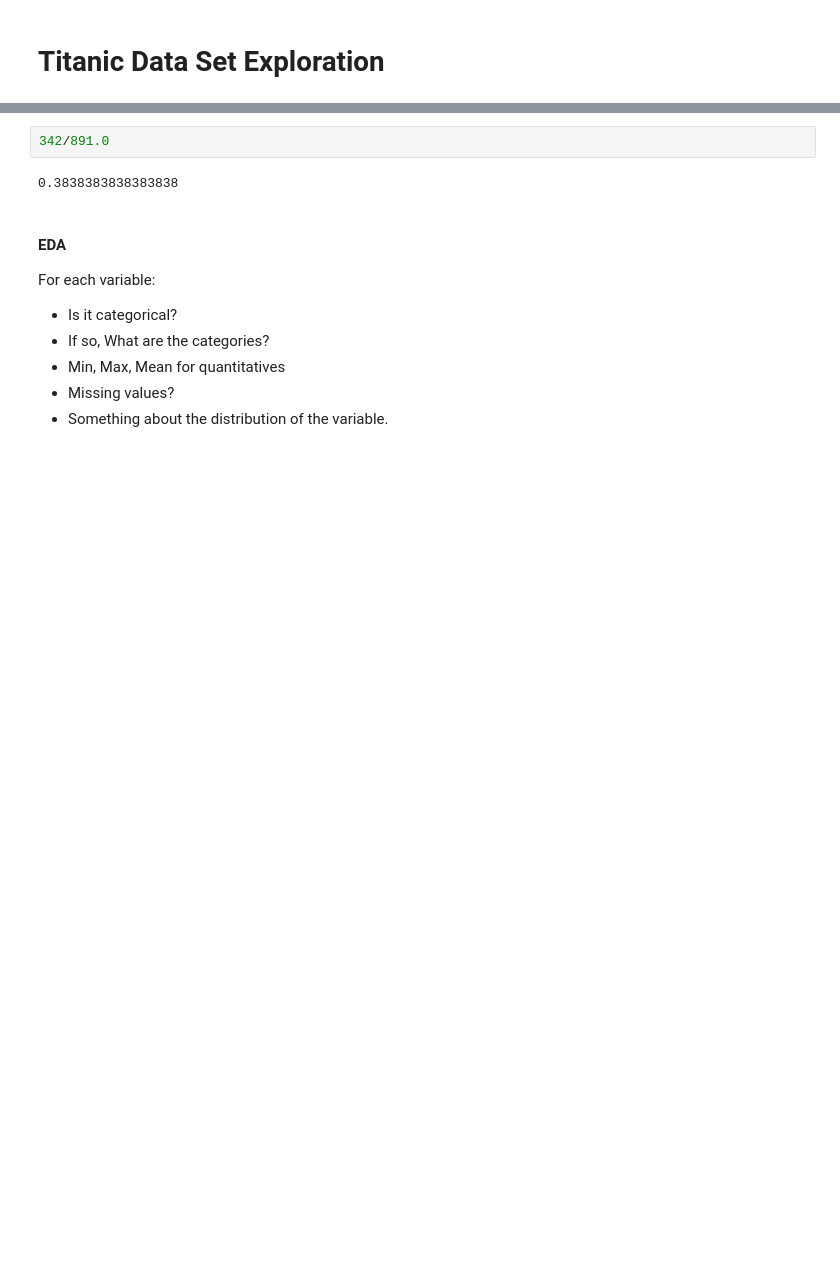
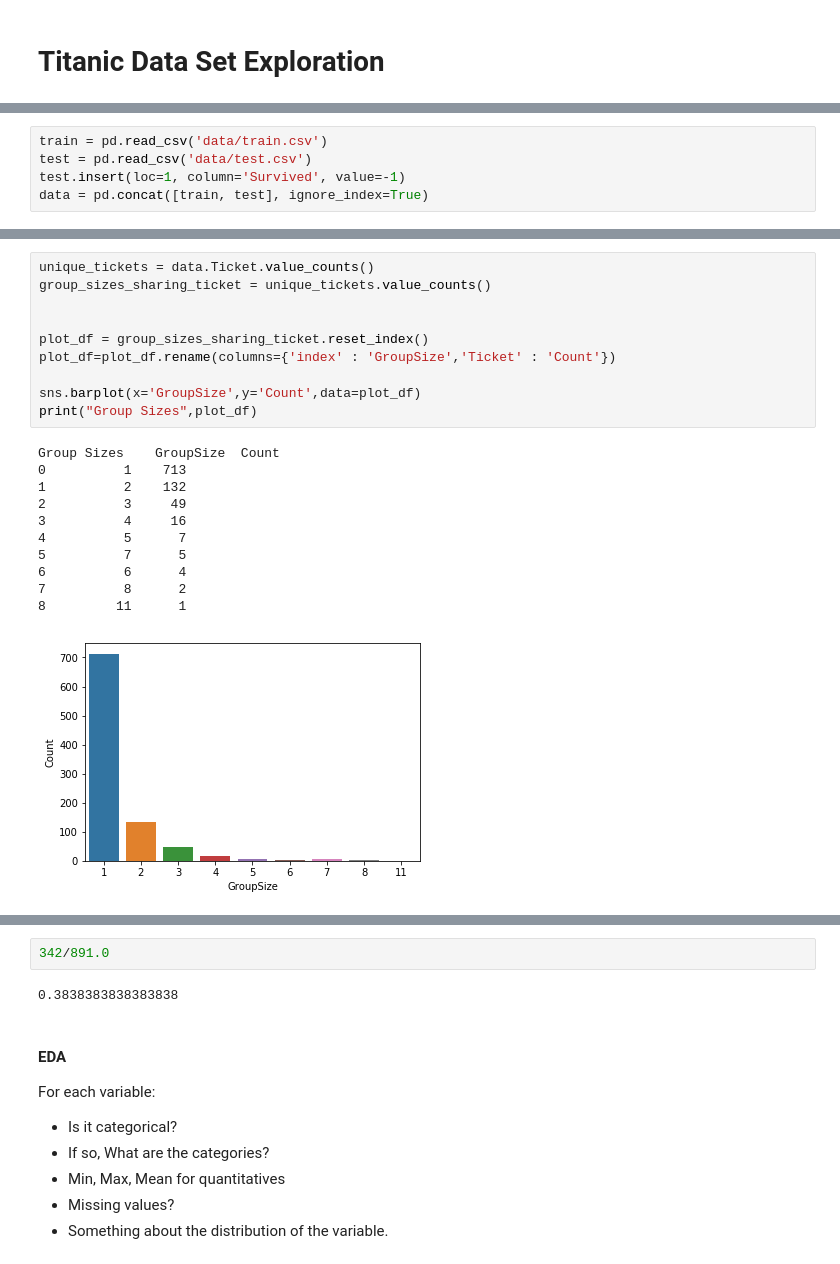
Before and after one commit to chipk215/Titanic, a Jupyter notebook: titanic_data_explore.ipynb, the cells around one changed output, grey strips where cells are left out. Drawn from its saved outputs; the diff is of its cells as text; blank space fills up the shorter version.

Commit message:
Data Analysis.. tickets

```diff
--- a/titanic_data_explore.ipynb
+++ b/titanic_data_explore.ipynb
@@ -73,0 +13,5 @@ Name: Survived, dtype: int64
+# %%
+train = pd.read_csv('data/train.csv')
+test = pd.read_csv('data/test.csv')
+test.insert(loc=1, column='Survived', value=-1)
+data = pd.concat([train, test], ignore_index=True)
@@ -73,0 +96,22 @@ Name: Survived, dtype: int64
+# %%
+unique_tickets = data.Ticket.value_counts()
+group_sizes_sharing_ticket = unique_tickets.value_counts()
+
+
+plot_df = group_sizes_sharing_ticket.reset_index()
+plot_df=plot_df.rename(columns={'index' : 'GroupSize','Ticket' : 'Count'})
+
+sns.barplot(x='GroupSize',y='Count',data=plot_df)
+print("Group Sizes",plot_df)
+# %% [output]
+Group Sizes    GroupSize  Count
+0          1    713
+1          2    132
+2          3     49
+3          4     16
+4          5      7
+5          7      5
+6          6      4
+7          8      2
+8         11      1
+[figure, added]
```
Also changed, not shown: parts of 16 cells of this notebook.
